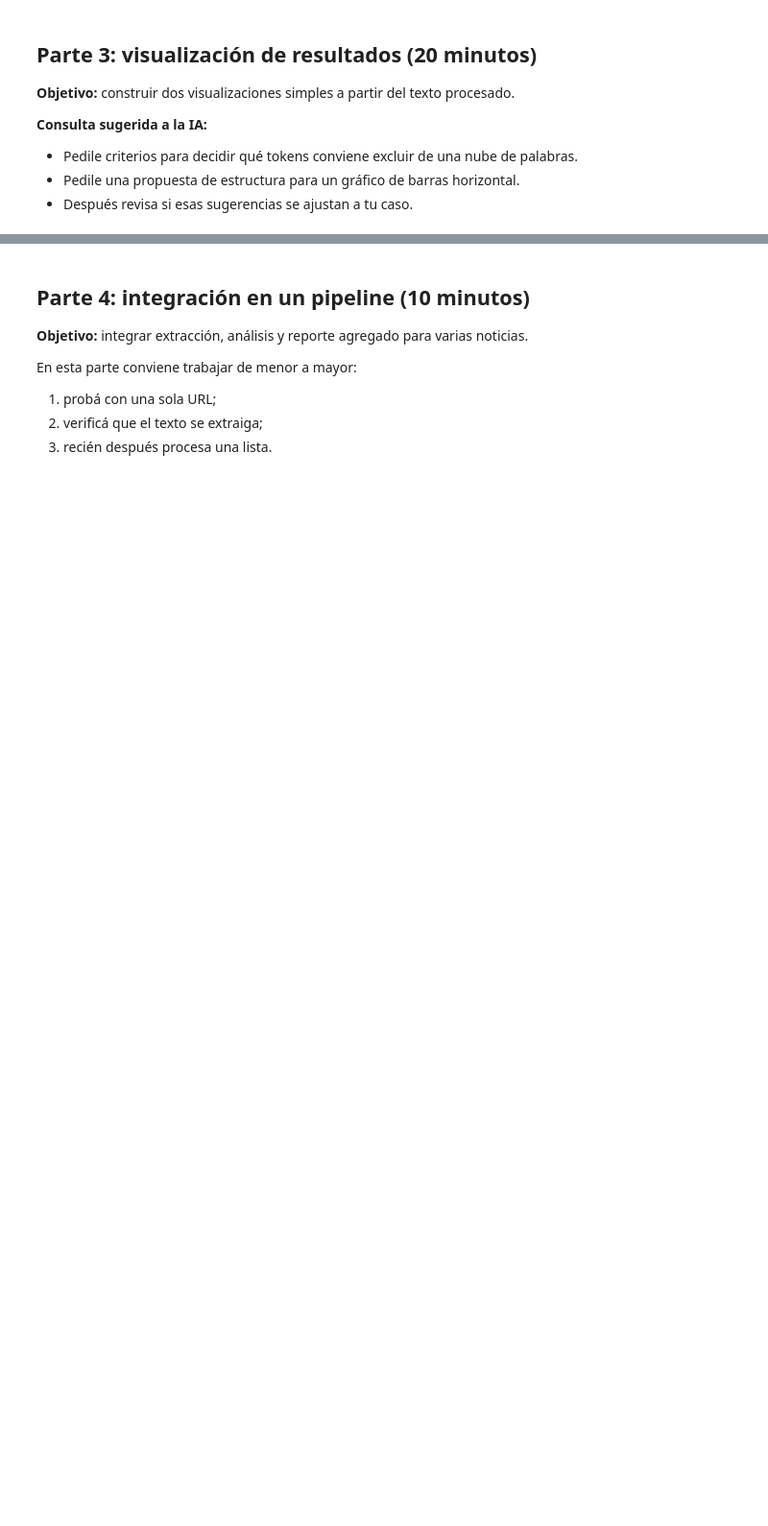
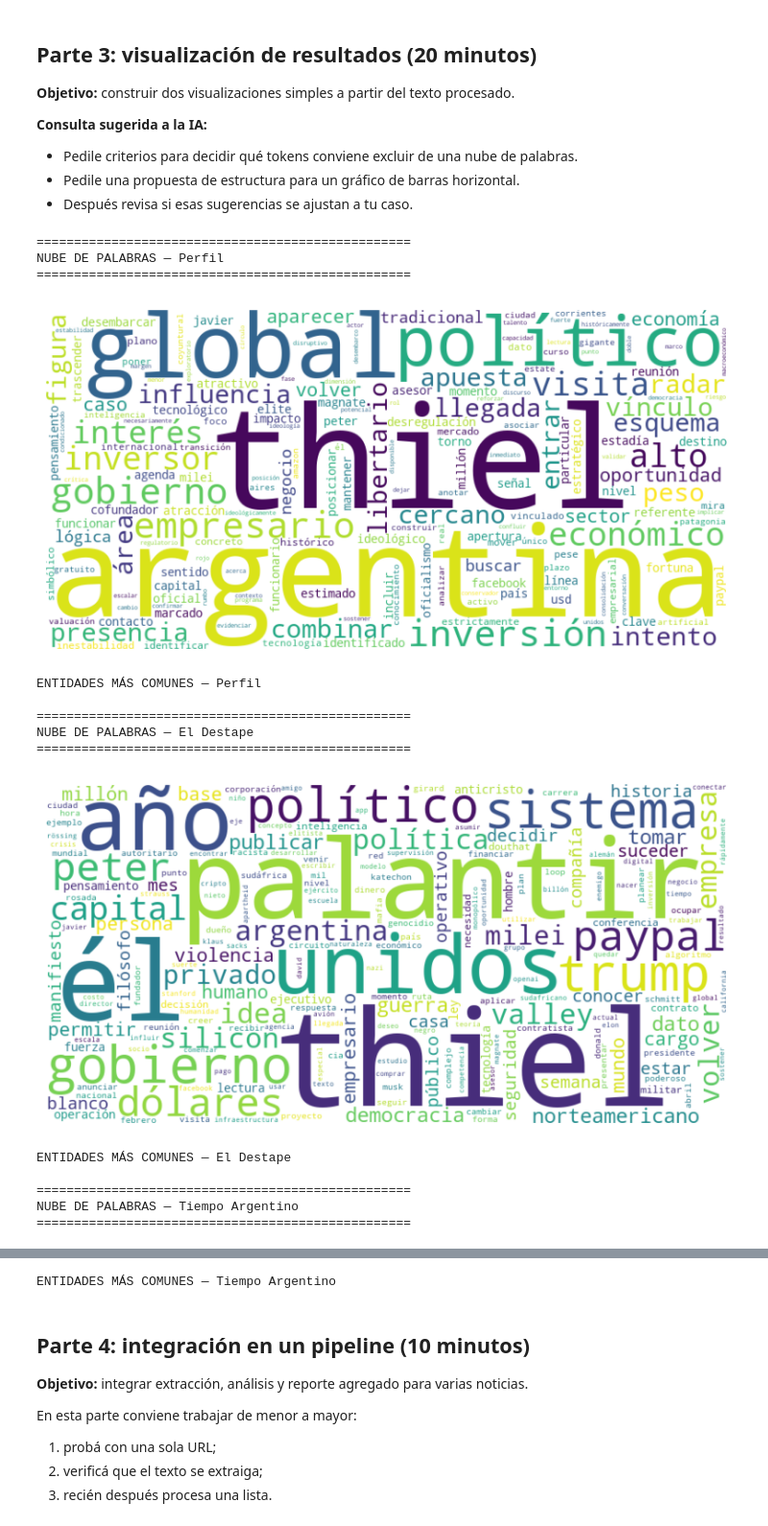
Before and after one commit to Carlos-Estigarribia/estigarribia-carlos-pln-1c-2026, a Jupyter notebook: 004/002 - PRA/003_spacy/005_laboratorio_integrador_noticias.ipynb, the cells around one changed output, grey strips where cells are left out. Shown at 96% size. Cells and saved outputs as stored; diff of their text form; code cells hidden in the pictures; blank space fills up the shorter version.

```diff
--- a/004/002 - PRA/003_spacy/005_laboratorio_integrador_noticias.ipynb
+++ b/004/002 - PRA/003_spacy/005_laboratorio_integrador_noticias.ipynb
@@ -408,7 +427,11 @@ def crear_nube_palabras(doc_procesado):
     """Crea y muestra una nube de palabras a partir de un Doc de spaCy."""
     # PASO 8: extrae lemas relevantes.
     # Pista: filtra stopwords, puntuación y tokens no alfabéticos.
-    palabras_relevantes = []
+    palabras_relevantes = [
+        token.lemma_.lower()
+        for token in doc_procesado
+        if token.is_alpha and not token.is_stop and len(token.text) > 2
+    ]
 
     texto_limpio = ' '.join(palabras_relevantes)
 
@@ -432,6 +455,10 @@ def visualizar_entidades_mas_comunes(entidades_dict, n=10):
     """Muestra un gráfico de barras con las entidades más frecuentes."""
     # PASO 9: combina las listas del diccionario y contá frecuencias.
     todas_entidades = []
+    for tipo, lista in entidades_dict.items():
+        todas_entidades.extend(lista)
+
+
     frecuencias = Counter(todas_entidades)
     entidades_comunes = frecuencias.most_common(n)
 
@@ -441,3 +468,49 @@ def visualizar_entidades_mas_comunes(entidades_dict, n=10):
 
     # PASO 10: prepara los datos y construí un gráfico horizontal con Plotly.
     # Pista: podés usar go.Bar(..., orientation='h').
+    entidades = [e[0] for e in entidades_comunes]
+    conteos = [e[1] for e in entidades_comunes]
+
+    fig = go.Figure(go.Bar(
+        x=conteos,
+        y=entidades,
+        orientation='h',
+        marker_color='steelblue'
+    ))
+
+    fig.update_layout(
+        title='Entidades más frecuentes',
+        xaxis_title='Frecuencia',
+        yaxis_title='Entidad',
+        height=500,
+        yaxis=dict(autorange='reversed')
+    )
+
+    fig.show()
+# %%
+medios = ['Perfil', 'El Destape', 'Tiempo Argentino']
+
+for medio, analizador in zip(medios, analizadores_mejorados):
+    print(f"\n{'='*50}")
+    print(f"NUBE DE PALABRAS — {medio}")
+    print(f"{'='*50}")
+    crear_nube_palabras(analizador.doc)
+
+    print(f"\nENTIDADES MÁS COMUNES — {medio}")
+    visualizar_entidades_mas_comunes(analizador.obtener_entidades())
+# %% [output]
+==================================================
+NUBE DE PALABRAS — Perfil
+==================================================
+[figure, added]
+ENTIDADES MÁS COMUNES — Perfil
+
+==================================================
+NUBE DE PALABRAS — El Destape
+==================================================
+[figure, added]
+ENTIDADES MÁS COMUNES — El Destape
+
+==================================================
+NUBE DE PALABRAS — Tiempo Argentino
+==================================================
@@ -444,3 +518,4 @@ def visualizar_entidades_mas_comunes(entidades_dict, n=10):
+ENTIDADES MÁS COMUNES — Tiempo Argentino
 # %% [markdown]
 ## Parte 4: integración en un pipeline (10 minutos)
 
```
Also changed, not shown: parts of 7 cells of this notebook.
